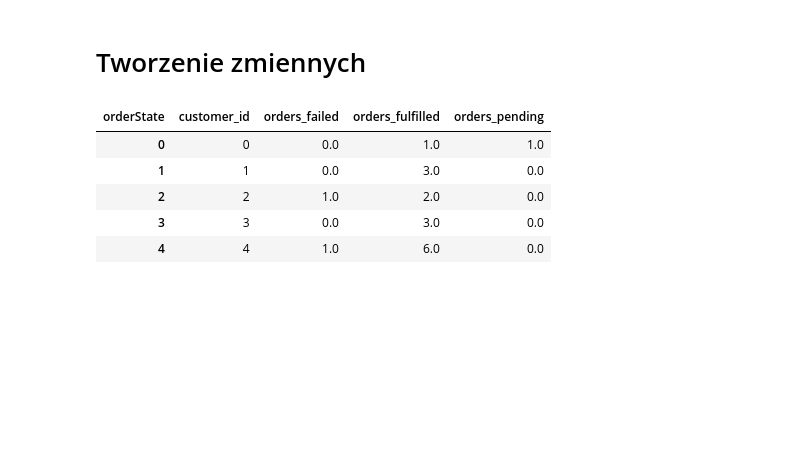
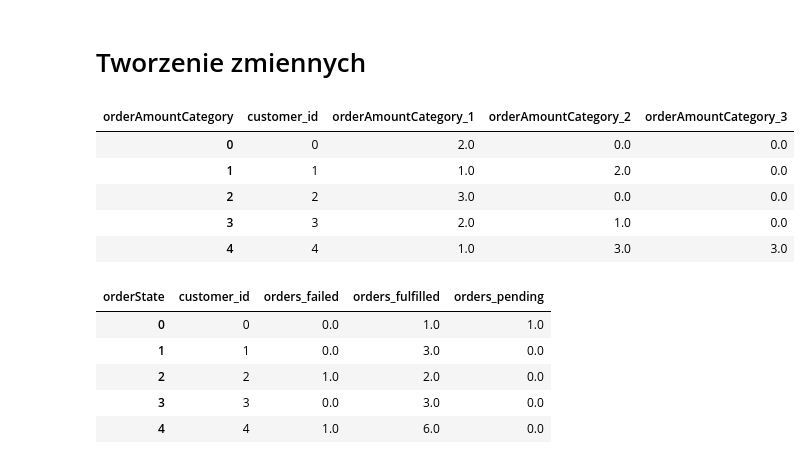
Before and after one commit to azawalich/unravelin-code-test-data-science, a Jupyter notebook: zadanie.ipynb, the cells around one changed output. Saved outputs shown, nothing was run; the diff lists cells and outputs as text; code cells hidden in the pictures; blank space fills up the shorter version.

```diff
--- a/zadanie.ipynb
+++ b/zadanie.ipynb
@@ -213,6 +226,18 @@ customers_df[customers_df['customer_id'].isin(no_order_customers.intersection(no
 clients_to_delete = set(no_order_customers.union(no_paymentMethod_customers).union(no_transactions_customers))
 # %% [markdown]
 # Tworzenie zmiennych
+# %%
+orders_df['orderAmountCategory'] = pd.cut(orders_df['orderAmount'], bins=[0,33,66,100], labels=[1,2,3]).fillna(3).tolist()
+# %%
+orders_by_amountCategory = orders_df.groupby(['customer_id', 'orderAmountCategory'])['orderId'].count().unstack().add_prefix('orderAmountCategory_').fillna(0).reset_index()
+orders_by_amountCategory.head()
+# %% [output]
+| orderAmountCategory | customer_id | orderAmountCategory_1 | orderAmountCategory_2 | orderAmountCategory_3 |
+| 0 | 0 | 2.0 | 0.0 | 0.0 |
+| 1 | 1 | 1.0 | 2.0 | 0.0 |
+| 2 | 2 | 3.0 | 0.0 | 0.0 |
+| 3 | 3 | 2.0 | 1.0 | 0.0 |
+| 4 | 4 | 1.0 | 3.0 | 3.0 |
 # %%
 orders_by_state = orders_df.groupby(['customer_id', 'orderState'])['orderId'].count().unstack().fillna(0).add_prefix('orders_').reset_index()
 orders_by_state.head()
```
Also changed, not shown: parts of 24 cells of this notebook.
